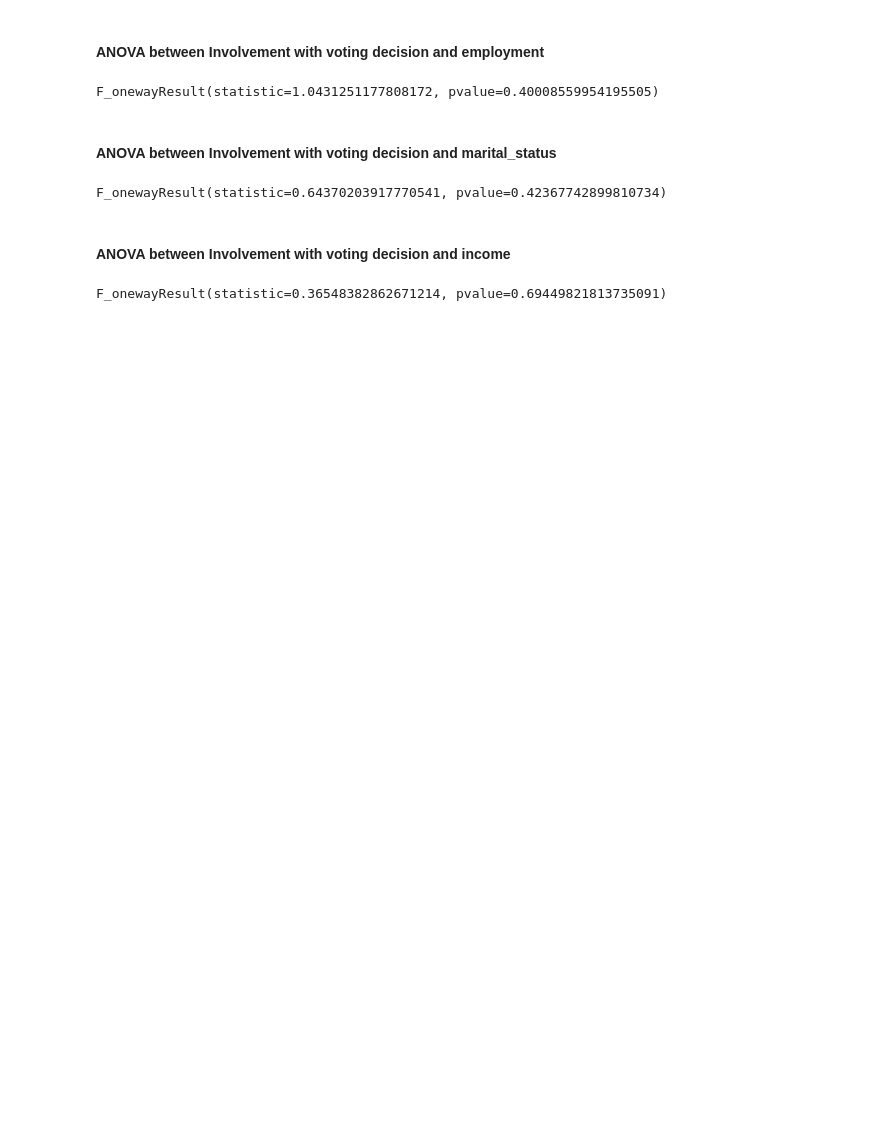
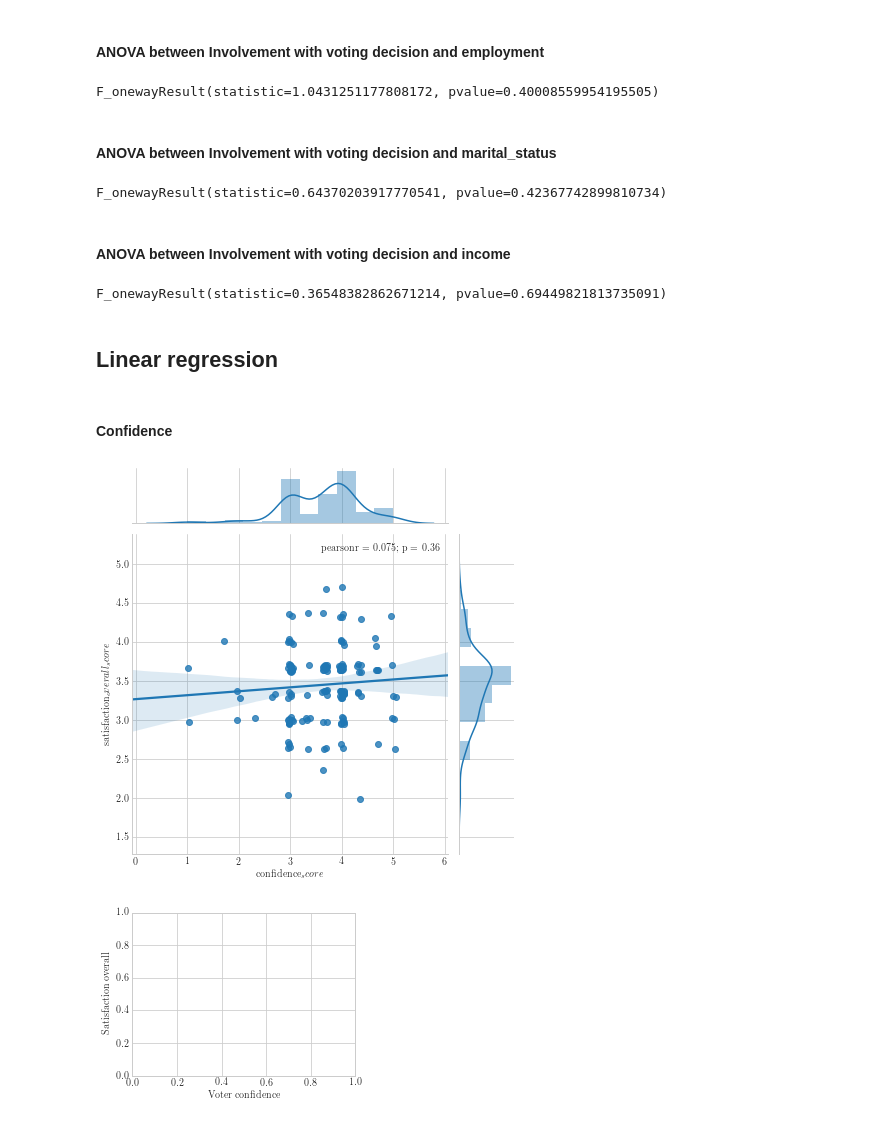
Before and after one commit to iyedg/municipal_elections_tunisia_2018, a Jupyter notebook: Tunisian municipal elections 2018.ipynb, the cells around one changed output. Saved outputs shown, nothing was run; the diff lists cells and outputs as text; code cells hidden in the pictures; blank space fills up the shorter version.

```diff
--- a/Tunisian municipal elections 2018.ipynb
+++ b/Tunisian municipal elections 2018.ipynb
@@ -570,3 +589,30 @@ F_onewayResult(statistic=0.64370203917770541, pvalue=0.42367742899810734)
 anova(categorical="income", continuous="involvement_score")
 # %% [output]
 F_onewayResult(statistic=0.36548382862671214, pvalue=0.69449821813735091)
+# %% [markdown]
+## Linear regression
+# %%
+import matplotlib.pyplot as plt
+plt.rc('text', usetex=True)
+plt.rc('font', family='serif')
+# %%
+def lreg(x, y, xlabel, ylabel, save=False):
+    sns.jointplot(x=df[x],
+                  y=df[y],
+                  data=df,
+                  kind="reg",
+                  x_jitter=0.05,
+                  y_jitter=0.05)
+    plt.xlabel(xlabel)
+    plt.ylabel(ylabel)
+    if save:
+        plt.tight_layout()
+        plt.savefig("/home/iyed/Projects/municipal_elections_tunisia_2018/plots/{}.pdf".format(xlabel.replace(" ", "_")), dpi=1200)
+# %% [markdown]
+#### Confidence
+# %%
+lreg("confidence_score", "satisfaction_overall_score",
+     "Voter confidence", "Satisfaction overall", save=False)
+# %% [output]
+[figure, added]
+[figure, added]
```
Also changed, not shown: parts of 26 cells of this notebook.
